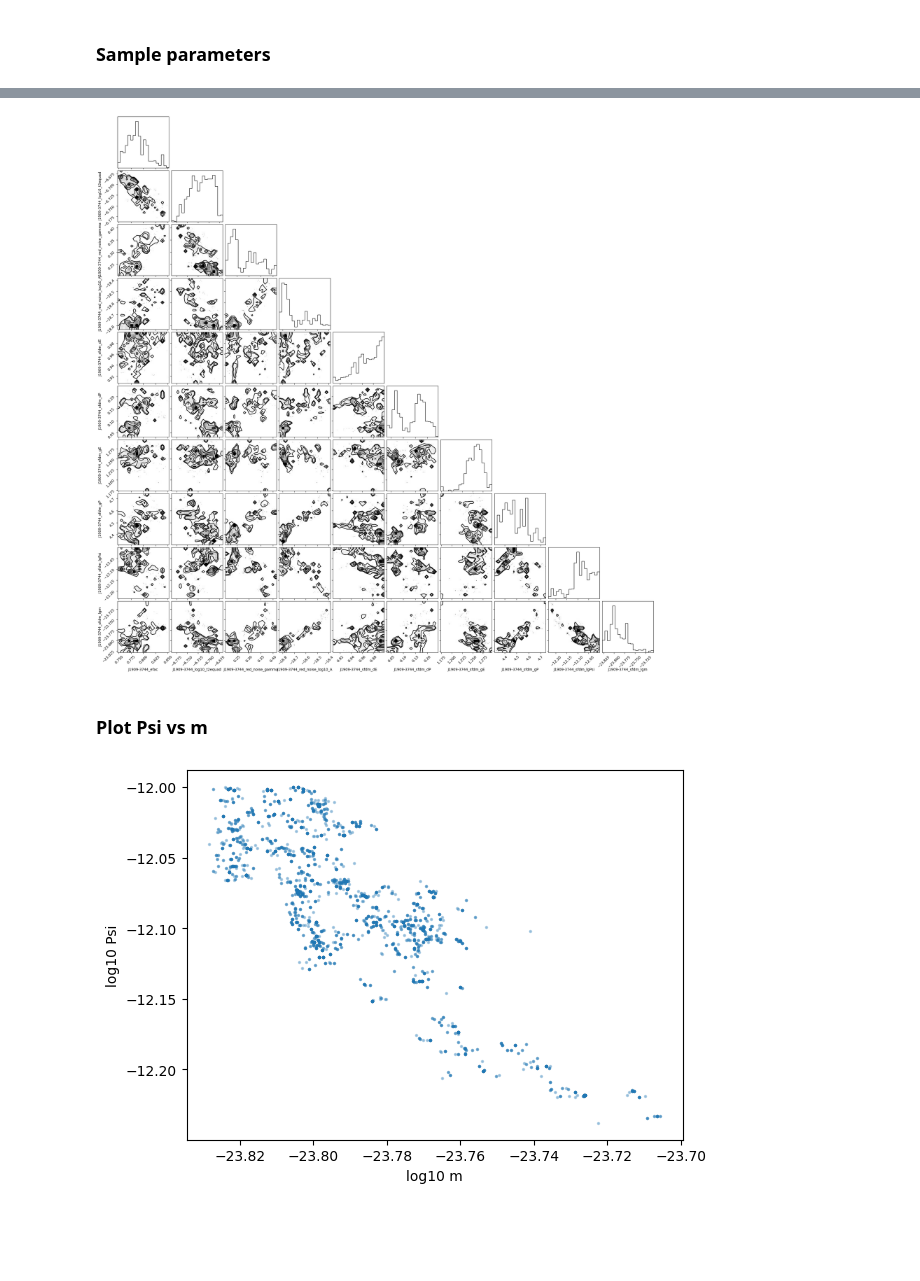
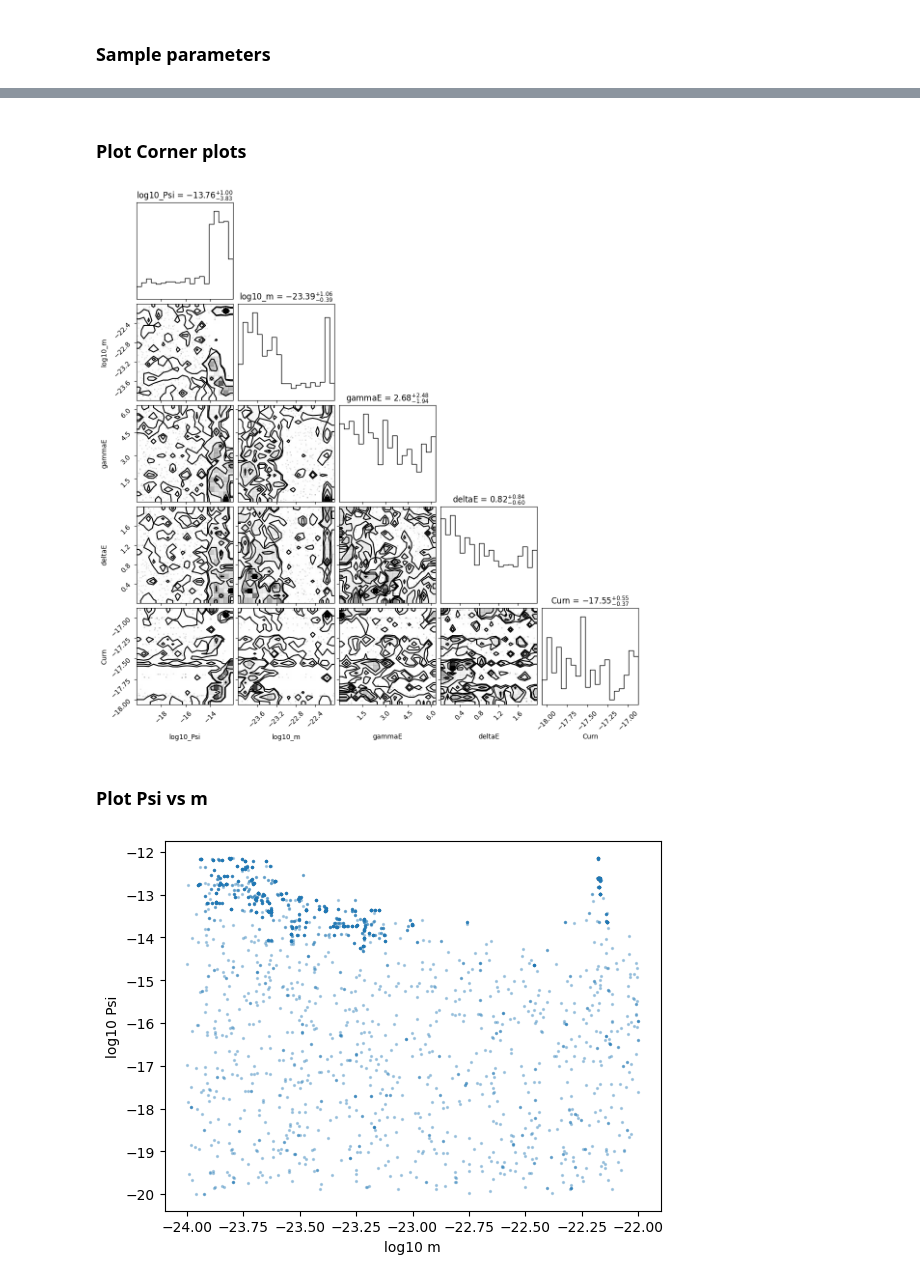
Before and after one commit to lucalaett/master-thesis-code, a Jupyter notebook: notebooks/timingresidual_fitting.ipynb, the cells around one changed output, grey strips where cells are left out. Cells and saved outputs as stored; diff of their text form; code cells hidden in the pictures; blank space fills up the shorter version.

```diff
--- a/notebooks/timingresidual_fitting.ipynb
+++ b/notebooks/timingresidual_fitting.ipynb
@@ -240,0 +257,10 @@ J1909-3744_sfdm_lgm
+# %%
+# find indices
+i_psi = list(pars).index("log10_Psi")
+i_m   = list(pars).index("log10_m")
+i_gammaE = list(pars).index("gammaE")
+i_deltaE = list(pars).index("deltaE")
+i_curn = list(pars).index("Curn")
+
+inds = [i_psi, i_m, i_gammaE, i_deltaE, i_curn]
+inds_label = ["log10_Psi", "log10_m", "gammaE", "deltaE", "Curn"]
@@ -261,19 +280,17 @@ for i in range(len(pars)):
+# %% [markdown]
+### Plot Corner plots
 # %%
-corner.corner(ch[::2, :-4], labels=pars, hist_kwargs={"density": True})
+ch_sub = ch[:, inds]  #only the global param
+figure = corner.corner(ch_sub, labels=inds_label, show_titles=True)
 plt.show()
 # %% [output]
-[figure, old version]
+[figure, new version]
 # %% [markdown]
 ### Plot Psi vs m
 # %%
-# find indices
-i_psi = list(pars).index("J1909-3744_sfdm_lgPsi")
-i_m   = list(pars).index("J1909-3744_sfdm_lgm")
-
-# plot
 plt.scatter(ch[:, i_m], ch[:, i_psi], s=2, alpha=0.3)
 plt.xlabel("log10 m")
 plt.ylabel("log10 Psi")
 plt.show()
 # %% [output]
-[figure, old version]
+[figure, new version]
```
Also changed, not shown: parts of 44 cells of this notebook, 16 other files.
